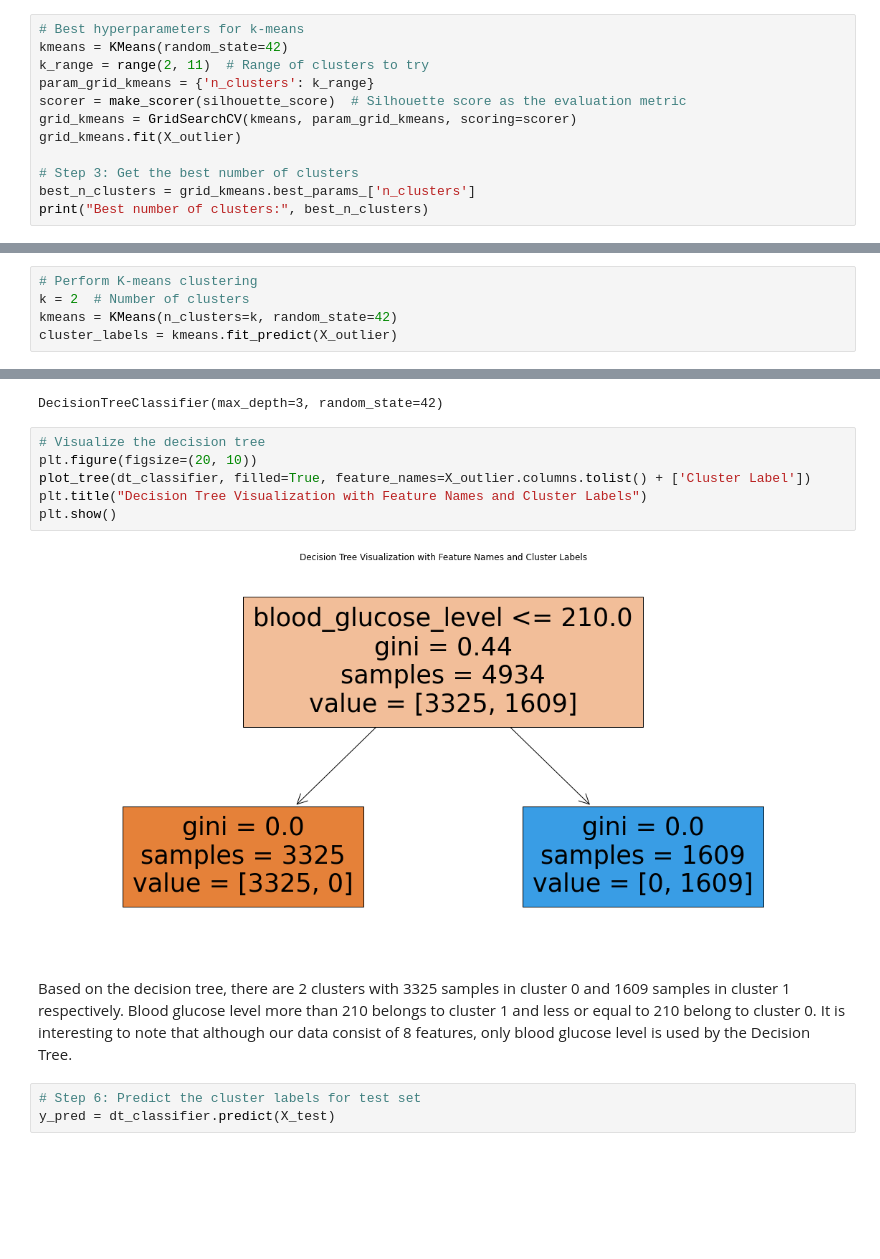
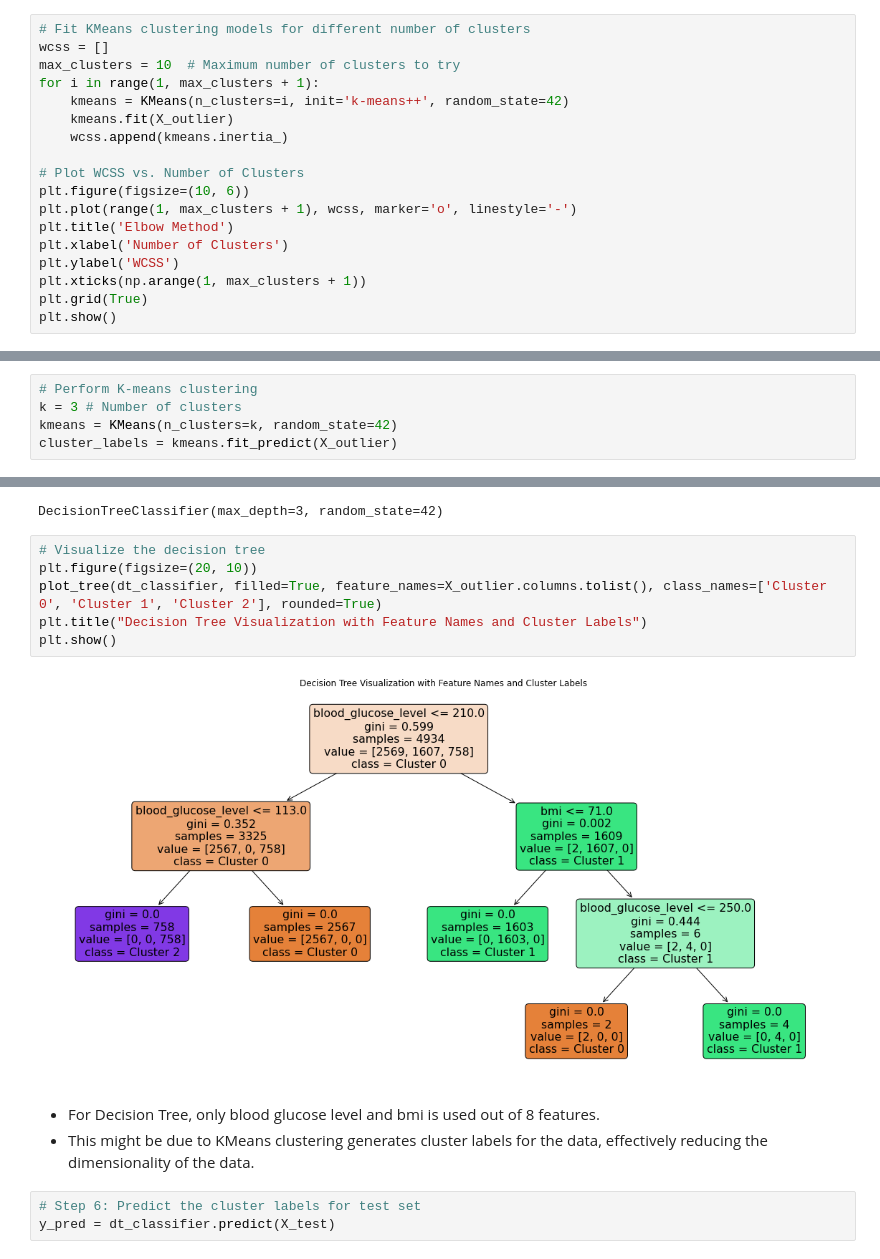
Before and after one commit to joycelovedorial/IS424-Data-Mining, a Jupyter notebook: Clustering/Clustering - Decision Tree (outlier).ipynb, the cells around one changed output, grey strips where cells are left out. Cells and saved outputs as stored; diff of their text form; blank space fills up the shorter version.

Commit message:
Update clustering - decision tree

```diff
--- a/Clustering/Clustering - Decision Tree (outlier).ipynb
+++ b/Clustering/Clustering - Decision Tree (outlier).ipynb
@@ -62,15 +62,21 @@ X_outlier
 # %% [markdown]
 Best Hyperparameters for K-means, Decision Tree
 # %%
-# Best hyperparameters for k-means
-kmeans = KMeans(random_state=42)
-k_range = range(2, 11)  # Range of clusters to try
-param_grid_kmeans = {'n_clusters': k_range}
-scorer = make_scorer(silhouette_score)  # Silhouette score as the evaluation metric
-grid_kmeans = GridSearchCV(kmeans, param_grid_kmeans, scoring=scorer)
-grid_kmeans.fit(X_outlier)
+# Fit KMeans clustering models for different number of clusters
+wcss = []
+max_clusters = 10  # Maximum number of clusters to try
+for i in range(1, max_clusters + 1):
+    kmeans = KMeans(n_clusters=i, init='k-means++', random_state=42)
+    kmeans.fit(X_outlier)
+    wcss.append(kmeans.inertia_)
 
-# Step 3: Get the best number of clusters
-best_n_clusters = grid_kmeans.best_params_['n_clusters']
-print("Best number of clusters:", best_n_clusters)
+# Plot WCSS vs. Number of Clusters
+plt.figure(figsize=(10, 6))
+plt.plot(range(1, max_clusters + 1), wcss, marker='o', linestyle='-')
+plt.title('Elbow Method')
+plt.xlabel('Number of Clusters')
+plt.ylabel('WCSS')
+plt.xticks(np.arange(1, max_clusters + 1))
+plt.grid(True)
+plt.show()
 # %% [output]
@@ -119,7 +106,7 @@ print("Best Hyperparameters:", best_params)
 Best Hyperparameters: {'criterion': 'gini', 'max_depth': 3}
 # %%
 # Perform K-means clustering
-k = 2  # Number of clusters
+k = 3 # Number of clusters
 kmeans = KMeans(n_clusters=k, random_state=42)
 cluster_labels = kmeans.fit_predict(X_outlier)
 # %%
@@ -137,13 +124,14 @@ DecisionTreeClassifier(max_depth=3, random_state=42)
 # %%
 # Visualize the decision tree
 plt.figure(figsize=(20, 10))
-plot_tree(dt_classifier, filled=True, feature_names=X_outlier.columns.tolist() + ['Cluster Label'])
+plot_tree(dt_classifier, filled=True, feature_names=X_outlier.columns.tolist(), class_names=['Cluster 0', 'Cluster 1', 'Cluster 2'], rounded=True)
 plt.title("Decision Tree Visualization with Feature Names and Cluster Labels")
 plt.show()
 # %% [output]
-[figure, old version]
+[figure, new version]
 # %% [markdown]
-Based on the decision tree, there are 2 clusters with 3325 samples in cluster 0 and 1609 samples in cluster 1 respectively. Blood glucose level more than 210 belongs to cluster 1 and less or equal to 210 belong to cluster 0. It is interesting to note that although our data consist of 8 features, only blood glucose level is used by the Decision Tree.
+- For Decision Tree, only blood glucose level and bmi is used out of 8 features.
+- This might be due to KMeans clustering generates cluster labels for the data, effectively reducing the dimensionality of the data.
 # %%
 # Step 6: Predict the cluster labels for test set
 y_pred = dt_classifier.predict(X_test)
```
Also changed, not shown: parts of 3 cells of this notebook, 1 other file.
